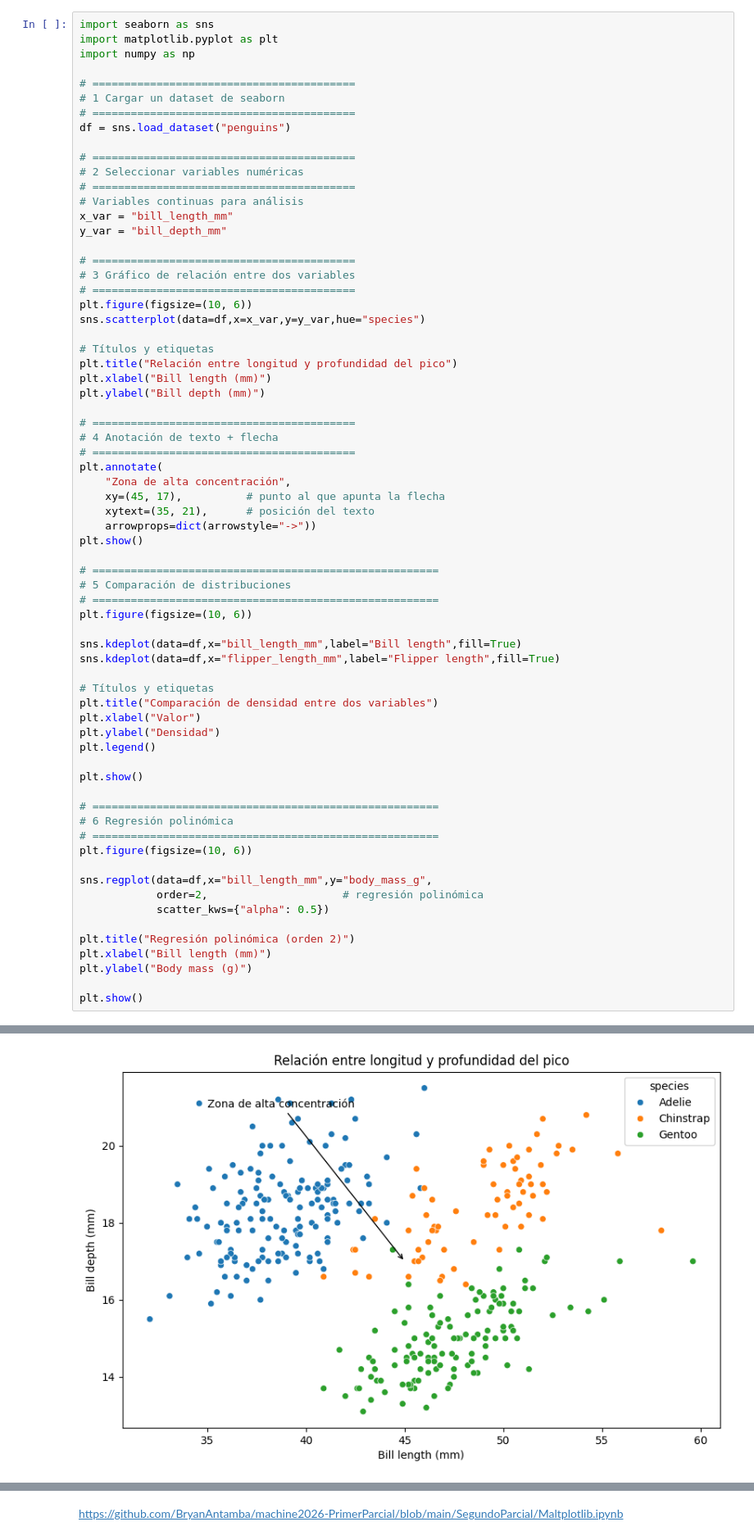
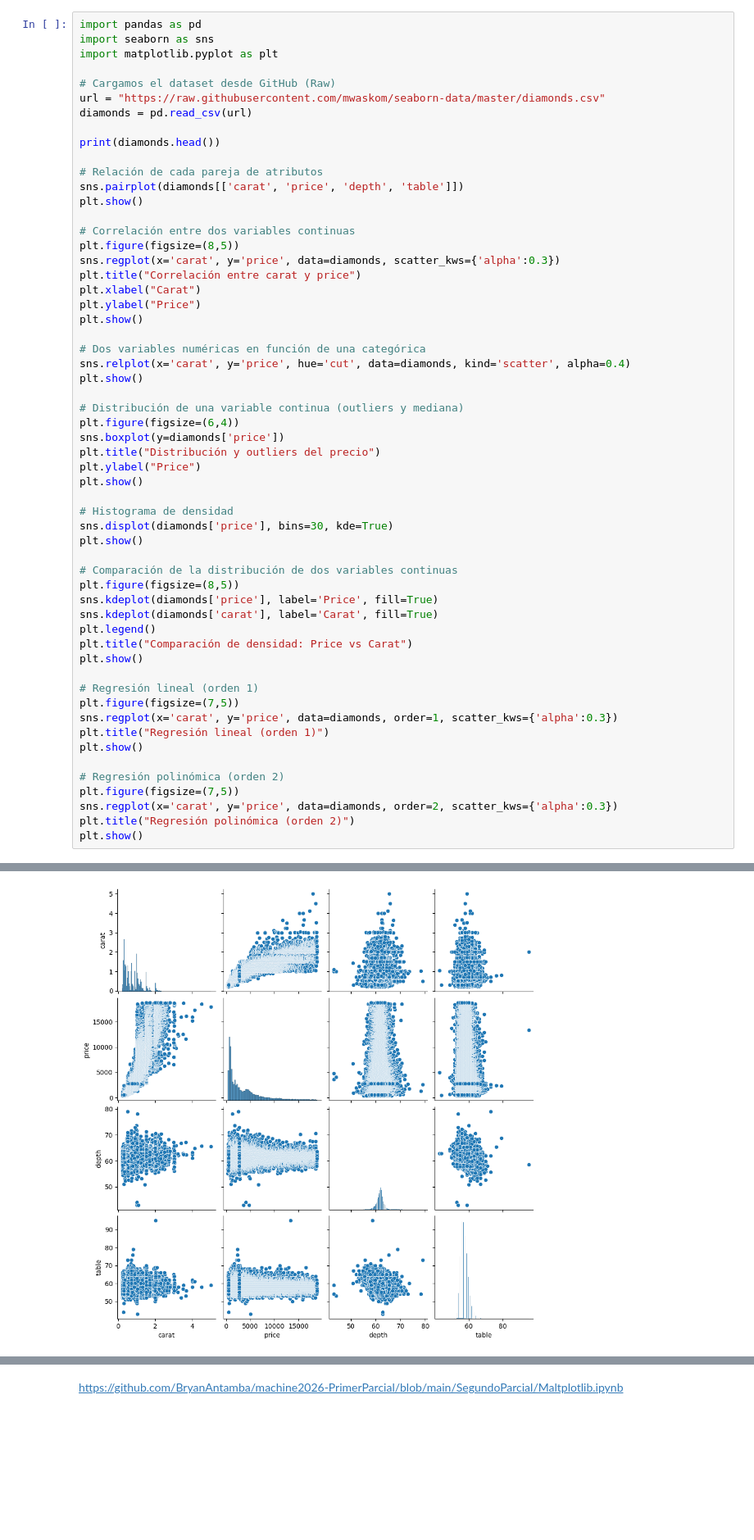
Before and after one commit to BryanAntamba/machine2026-PrimerParcial, a Jupyter notebook: SegundoParcial/Maltplotlib.ipynb, the cells around one changed output, grey strips where cells are left out. Shown at 82% size. Cells and saved outputs as stored; diff of their text form; blank space fills up the shorter version.

```diff
--- a/SegundoParcial/Maltplotlib.ipynb
+++ b/SegundoParcial/Maltplotlib.ipynb
@@ -844,71 +844,60 @@ cuantitativamente la densidad de elementos por valor en ambas variables</li>
 </ul>
 </div>
 # %%
+import pandas as pd
 import seaborn as sns
 import matplotlib.pyplot as plt
-import numpy as np
 
-# =========================================
-# 1 Cargar un dataset de seaborn
-# =========================================
-df = sns.load_dataset("penguins")
+# Cargamos el dataset desde GitHub (Raw)
+url = "https://raw.githubusercontent.com/mwaskom/seaborn-data/master/diamonds.csv"
+diamonds = pd.read_csv(url)
 
-# =========================================
-# 2 Seleccionar variables numéricas
-# =========================================
-# Variables continuas para análisis
-x_var = "bill_length_mm"
-y_var = "bill_depth_mm"
+print(diamonds.head())
 
-# =========================================
-# 3 Gráfico de relación entre dos variables
-# =========================================
-plt.figure(figsize=(10, 6))
-sns.scatterplot(data=df,x=x_var,y=y_var,hue="species")
-
-# Títulos y etiquetas
-plt.title("Relación entre longitud y profundidad del pico")
-plt.xlabel("Bill length (mm)")
-plt.ylabel("Bill depth (mm)")
-
-# =========================================
-# 4 Anotación de texto + flecha
-# =========================================
-plt.annotate(
-    "Zona de alta concentración",
-    xy=(45, 17),          # punto al que apunta la flecha
-    xytext=(35, 21),      # posición del texto
-    arrowprops=dict(arrowstyle="->"))
+# Relación de cada pareja de atributos
+sns.pairplot(diamonds[['carat', 'price', 'depth', 'table']])
 plt.show()
 
-# ======================================================
-# 5 Comparación de distribuciones
-# ======================================================
-plt.figure(figsize=(10, 6))
-
-sns.kdeplot(data=df,x="bill_length_mm",label="Bill length",fill=True)
-sns.kdeplot(data=df,x="flipper_length_mm",label="Flipper length",fill=True)
-
-# Títulos y etiquetas
-plt.title("Comparación de densidad entre dos variables")
-plt.xlabel("Valor")
-plt.ylabel("Densidad")
-plt.legend()
-
+# Correlación entre dos variables continuas
+plt.figure(figsize=(8,5))
+sns.regplot(x='carat', y='price', data=diamonds, scatter_kws={'alpha':0.3})
+plt.title("Correlación entre carat y price")
+plt.xlabel("Carat")
+plt.ylabel("Price")
 plt.show()
 
-# ======================================================
-# 6 Regresión polinómica
-# ======================================================
-plt.figure(figsize=(10, 6))
+# Dos variables numéricas en función de una categórica
+sns.relplot(x='carat', y='price', hue='cut', data=diamonds, kind='scatter', alpha=0.4)
+plt.show()
 
-sns.regplot(data=df,x="bill_length_mm",y="body_mass_g",
-            order=2,                     # regresión polinómica
-            scatter_kws={"alpha": 0.5})
+# Distribución de una variable continua (outliers y mediana)
+plt.figure(figsize=(6,4))
+sns.boxplot(y=diamonds['price'])
+plt.title("Distribución y outliers del precio")
+plt.ylabel("Price")
+plt.show()
 
+# Histograma de densidad
+sns.displot(diamonds['price'], bins=30, kde=True)
+plt.show()
+
+# Comparación de la distribución de dos variables continuas
+plt.figure(figsize=(8,5))
+sns.kdeplot(diamonds['price'], label='Price', fill=True)
+sns.kdeplot(diamonds['carat'], label='Carat', fill=True)
+plt.legend()
+plt.title("Comparación de densidad: Price vs Carat")
+plt.show()
+
+# Regresión lineal (orden 1)
+plt.figure(figsize=(7,5))
+sns.regplot(x='carat', y='price', data=diamonds, order=1, scatter_kws={'alpha':0.3})
+plt.title("Regresión lineal (orden 1)")
+plt.show()
+
+# Regresión polinómica (orden 2)
+plt.figure(figsize=(7,5))
+sns.regplot(x='carat', y='price', data=diamonds, order=2, scatter_kws={'alpha':0.3})
 plt.title("Regresión polinómica (orden 2)")
-plt.xlabel("Bill length (mm)")
-plt.ylabel("Body mass (g)")
-
 plt.show()
 # %% [output]
@@ -915 +910 @@ plt.show()
-[figure, old version]
+[figure, new version]
```
Also changed, not shown: parts of 1 cell of this notebook, 1 other file.
